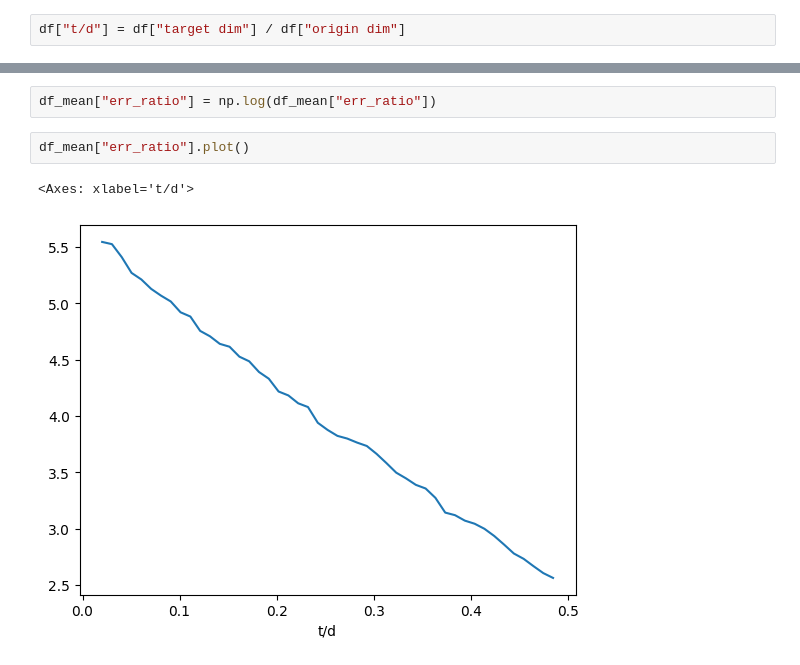
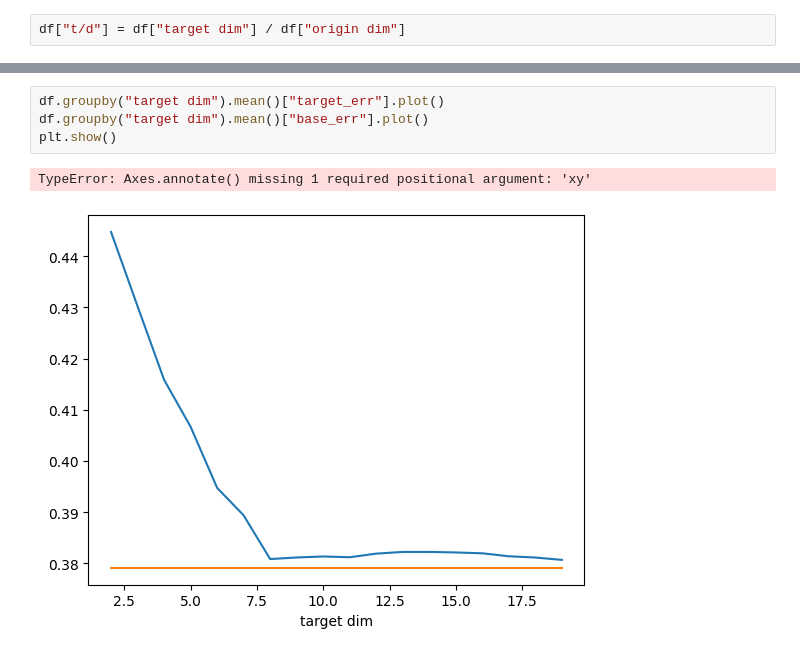
Before and after one commit to Daniel-Ros/masters, a Jupyter notebook: analysis.ipynb, the cells around one changed output, grey strips where cells are left out. Cells and saved outputs as stored; diff of their text form.

```diff
--- a/analysis.ipynb
+++ b/analysis.ipynb
@@ -64,7 +47,7 @@ df_mean["err_ratio"].plot()
-# %%
-df_mean["err_ratio"] = np.log(df_mean["err_ratio"])
-# %%
-df_mean["err_ratio"].plot()
-# %% [output]
-<Axes: xlabel='t/d'>
-[figure, removed]
+# %%
+df.groupby("target dim").mean()["target_err"].plot()
+df.groupby("target dim").mean()["base_err"].plot()
+plt.show()
+# %% [output]
+TypeError: Axes.annotate() missing 1 required positional argument: 'xy'
+[figure, added]
```
Also changed, not shown: parts of 11 cells of this notebook, 3 other files.
